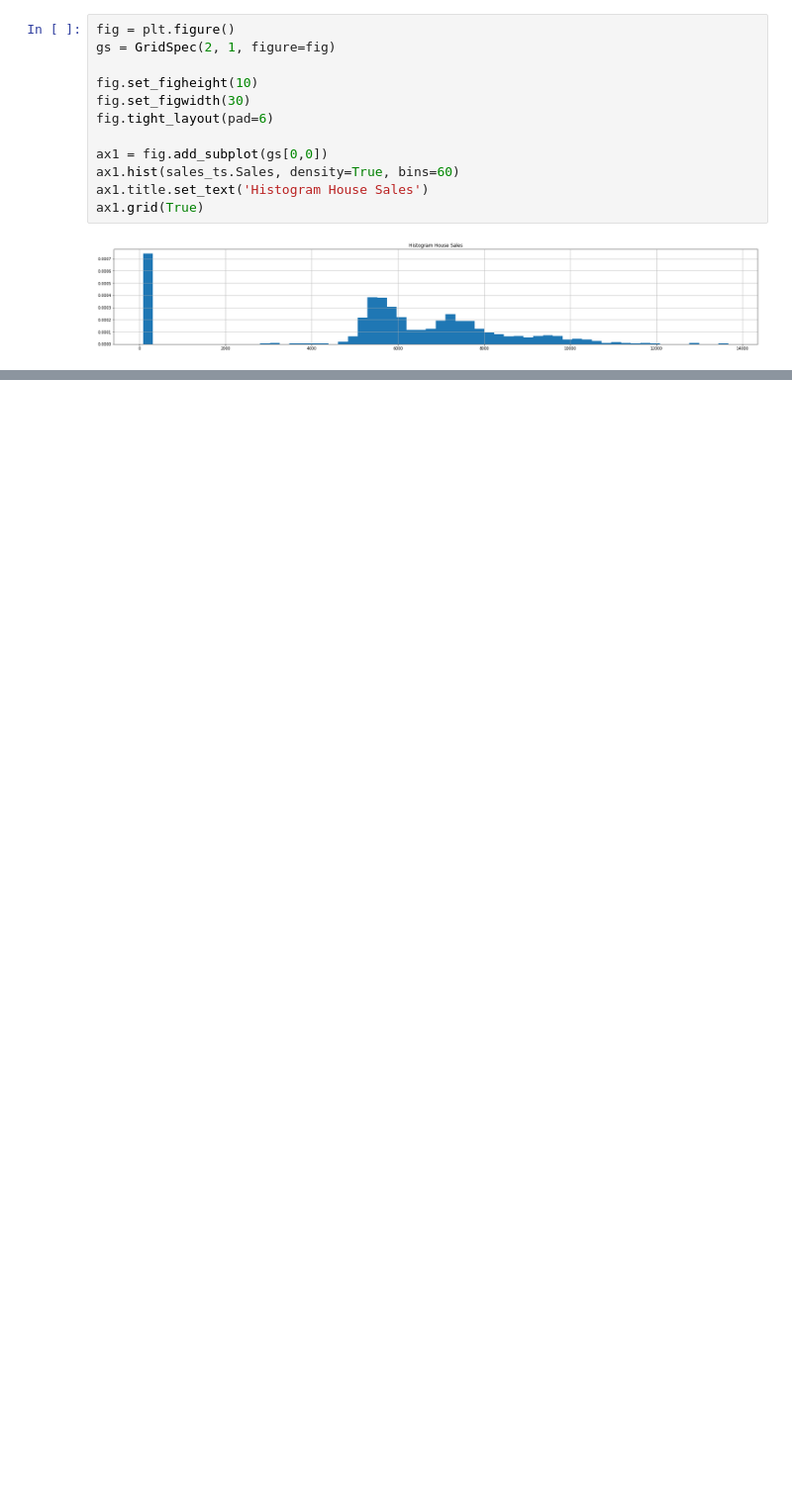
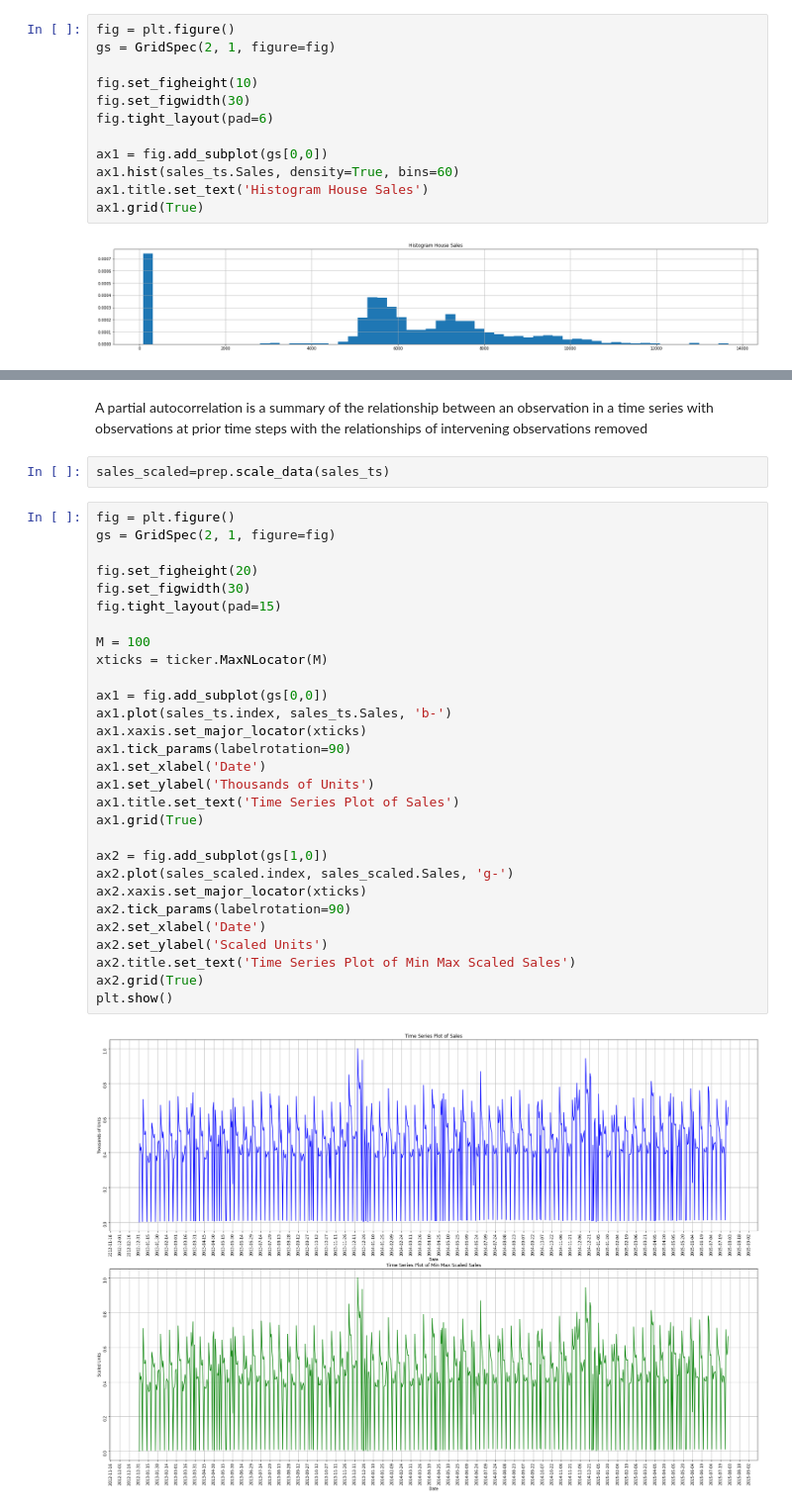
Before and after one commit to fbagire/pharmaceutical_sales_forecast, a Jupyter notebook: notebook/modelling.ipynb, the cells around one changed output, grey strips where cells are left out. Shown at 99% size. Saved outputs shown, nothing was run; the diff lists cells and outputs as text; blank space fills up the shorter version.

Commit message:
plot of scaled vs original data after

```diff
--- a/notebook/modelling.ipynb
+++ b/notebook/modelling.ipynb
@@ -222,0 +199,35 @@ corrPlots(pacfsalesNp, "Partial")
+# %% [markdown]
+A partial autocorrelation is a summary of the relationship between an observation in a time series with observations at prior time steps with the relationships of intervening observations removed
+# %%
+sales_scaled=prep.scale_data(sales_ts)
+# %%
+fig = plt.figure()
+gs = GridSpec(2, 1, figure=fig)
+
+fig.set_figheight(20)
+fig.set_figwidth(30)
+fig.tight_layout(pad=15)
+
+M = 100
+xticks = ticker.MaxNLocator(M)
+
+ax1 = fig.add_subplot(gs[0,0])
+ax1.plot(sales_ts.index, sales_ts.Sales, 'b-')
+ax1.xaxis.set_major_locator(xticks)
+ax1.tick_params(labelrotation=90)
+ax1.set_xlabel('Date')
+ax1.set_ylabel('Thousands of Units')
+ax1.title.set_text('Time Series Plot of Sales')
+ax1.grid(True)
+
+ax2 = fig.add_subplot(gs[1,0])
+ax2.plot(sales_scaled.index, sales_scaled.Sales, 'g-')
+ax2.xaxis.set_major_locator(xticks)
+ax2.tick_params(labelrotation=90)
+ax2.set_xlabel('Date')
+ax2.set_ylabel('Scaled Units')
+ax2.title.set_text('Time Series Plot of Min Max Scaled Sales')
+ax2.grid(True)
+plt.show()
+# %% [output]
+[figure, added]
```
Also changed, not shown: parts of 30 cells of this notebook, 16 other files.
